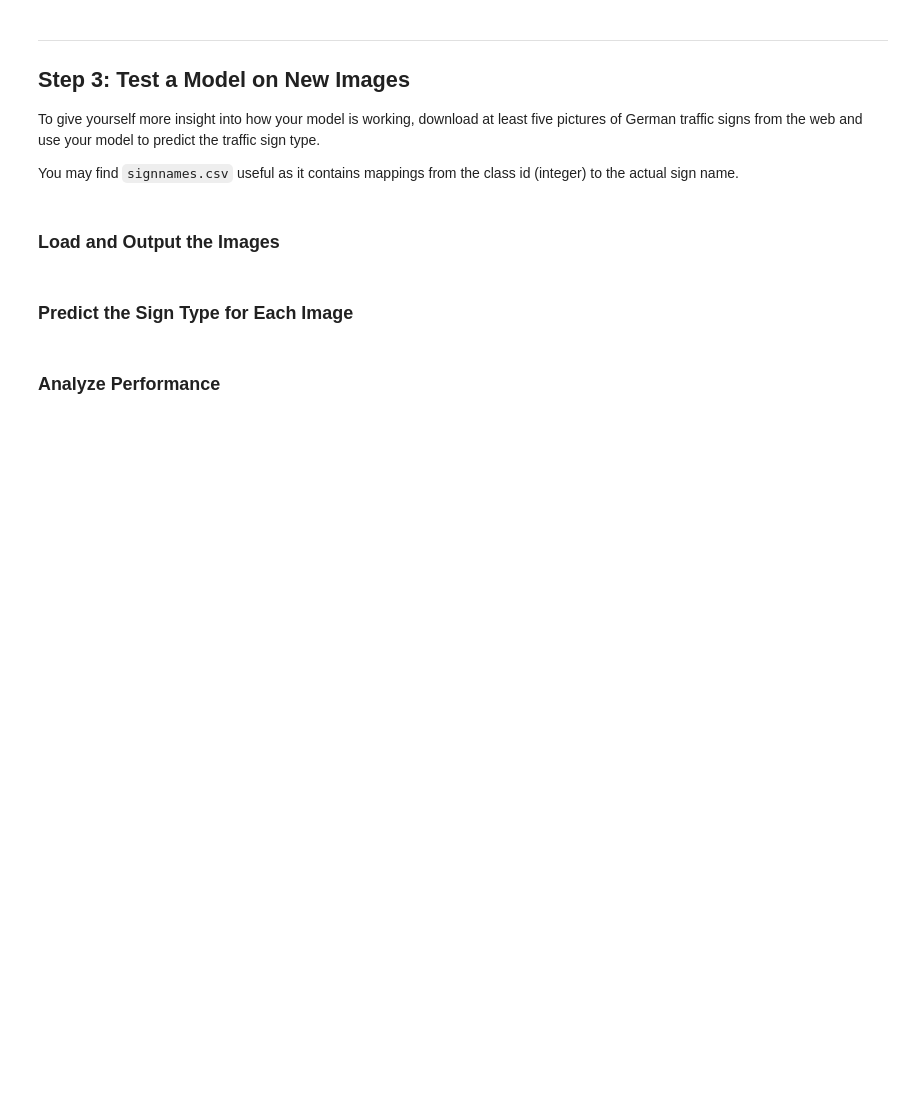
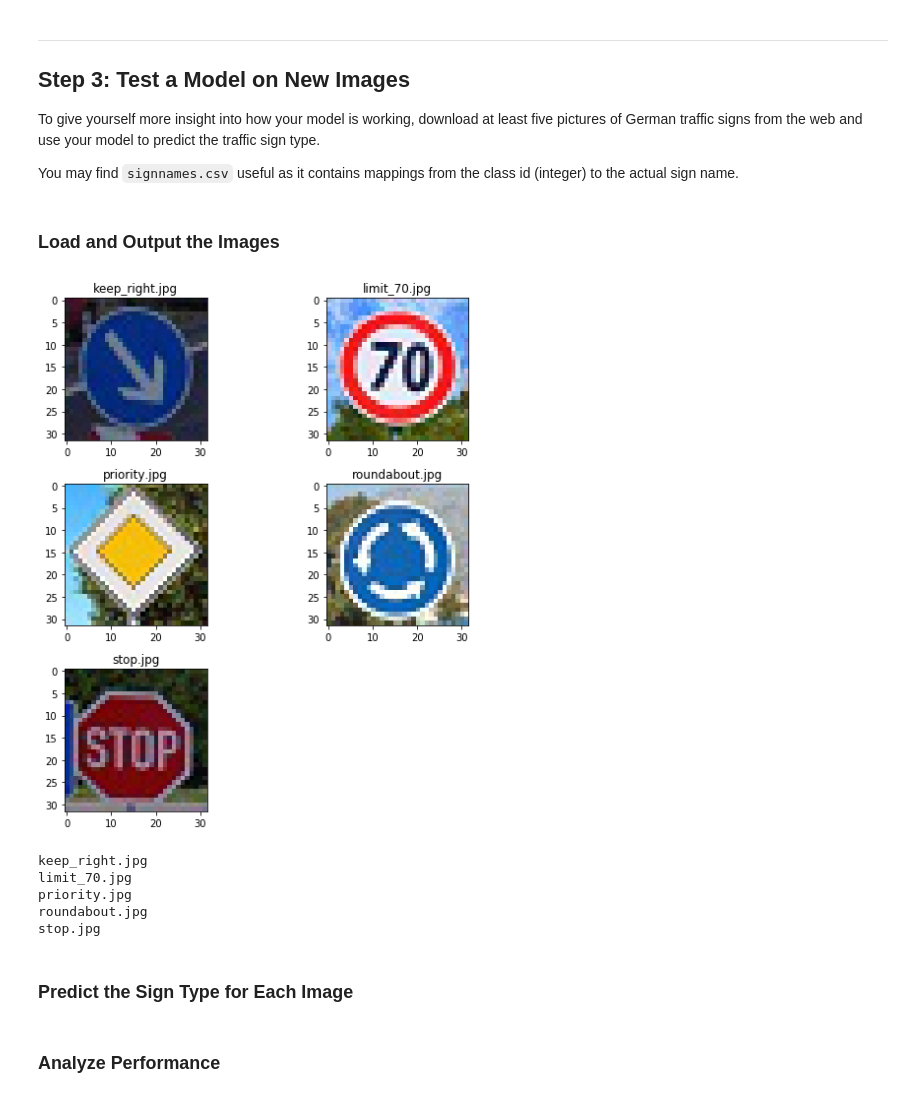
Before and after one commit to ghiberti/Traffic-Sign-Classifier-Project, a Jupyter notebook: Traffic_Sign_Classifier.ipynb, the cells around one changed output. Drawn from its saved outputs; the diff is of its cells as text; code cells hidden in the pictures; blank space fills up the shorter version.

Commit message:
import road sign examples for testing

```diff
--- a/Traffic_Sign_Classifier.ipynb
+++ b/Traffic_Sign_Classifier.ipynb
@@ -344,3 +348,43 @@ You may find `signnames.csv` useful as it contains mappings from the class id (i
 # %%
 ### Load the images and plot them here.
 ### Feel free to use as many code cells as needed.
+# %%
+import matplotlib.image as mpimg
+import os
+
+path = 'data/examples/'
+
+fig = plt.figure(figsize=(8, 8))
+
+for i, filename in enumerate(os.listdir(path),1):
+
+    image = mpimg.imread(os.path.join(path, filename))
+
+    ax = fig.add_subplot(3,2,i)
+
+    ax.set_title(filename)
+    ax.imshow(image)
+
+plt.tight_layout()
+plt.show()
+# %% [output]
+[figure, added]
+# %%
+import os
+
+path = 'data/examples/'
+
+img_array =[]
+
+for filename in os.listdir(path):
+    print(filename)
+    image = mpimg.imread(os.path.join(path, filename))
+    img_array.append(image)
+
+example_features = np.array(img_array)
+# %% [output]
+keep_right.jpg
+limit_70.jpg
+priority.jpg
+roundabout.jpg
+stop.jpg
```
Also changed, not shown: parts of 2 cells of this notebook, 5 other files.
